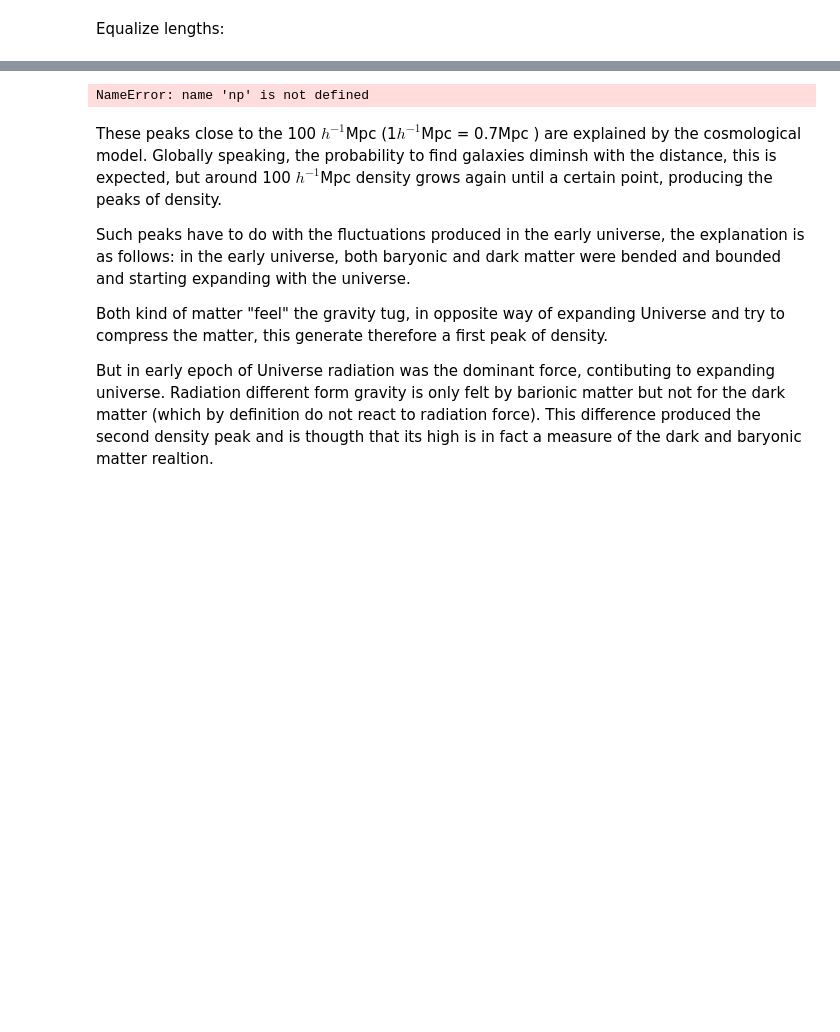
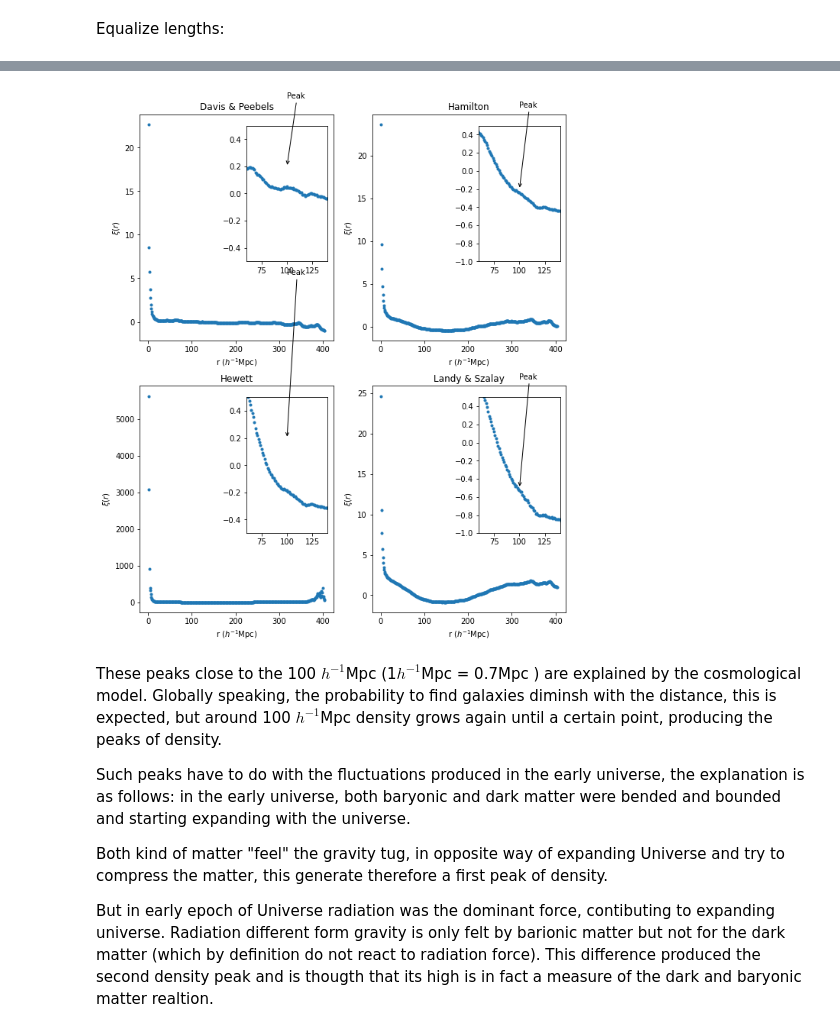
Before and after one commit to carlostp12/tfm, a Jupyter notebook: python/notebook/notebook-sdss.ipynb, the cells around one changed output, grey strips where cells are left out. Cells and saved outputs as stored; diff of their text form; code cells hidden in the pictures; blank space fills up the shorter version.

```diff
--- a/python/notebook/notebook-sdss.ipynb
+++ b/python/notebook/notebook-sdss.ipynb
@@ -292,30 +330,39 @@ Wall time: 44 ms
 # %%
-# Calculamos estimador natural
+# ¨Calculation for secveral estimators
 corr = np.array(DD)/np.array(RR) - 1 # Davids and Peebels
-#corr = (np.array(DD)-np.array(DR))/np.array(RR) # Hamilton
-#corr = (np.array(DD)-2*np.array(DR)+np.array(RR))/np.array(RR) # Landy and Szalay
-#corr = np.array(DD)/np.array(DR)-1 # Hewett
+corr2 = (np.array(DD)-np.array(DR))/np.array(RR) # Hamilton
+corr3 = np.array(DD)/np.array(DR)-1 # Hewett
+corr4 = (np.array(DD)-2*np.array(DR)+np.array(RR))/np.array(RR) # Landy and Szalay
+corrs = [{'name': "Davis & Peebels", 'corr': corr, 'limit1': 0.2, 'limit2': 0.7, 'limits': (-0.5, 0.5)},
+          {'name': "Hamilton", 'corr': corr2, 'limit1': -0.2, 'limit2': 0.7, 'limits': (-1, 0.5)},
+          {'name': "Hewett", 'corr': corr3, 'limit1': 0.2, 'limit2': 1.4, 'limits': (-0.5, 0.5)},
+           {'name': "Landy & Szalay", 'corr': corr4, 'limit1': -0.5, 'limit2': 0.7, 'limits': (-1, 0.5)}]
 
-# Hacemos los gráficos
-fig, ax = plt.subplots(figsize=[5, 4])
-# Fem el gràfic
-ax.plot(r, corr, '.')
-ax.set_xlabel("r ($h^{-1}$Mpc)")
-ax.set_ylabel(r"$\xi(r)$")
+fig, ax = plt.subplots(2, 2, figsize=[10, 12])
+index = 0
+for i in list(range(2)):
+    for j in list(range(2)):
+        current = corrs[index]
+        ax[i, j].plot(r, current['corr'], '.')
+        ax[i, j].set_xlabel("r ($h^{-1}$Mpc)")
+        ax[i, j].set_ylabel(r"$\xi(r)$")
+        ax[i, j].set_title(current['name'],)
 
-axins = ax.inset_axes([0.55, 0.35, 0.42, 0.60])
-axins.plot(r, corr, '.')
-# sub region of the original image
-x1, x2, y1, y2 = 50, 150, -0.2, 0.2
-axins.set_xlim(x1, x2)
-axins.set_ylim(y1, y2)
-_ = axins.annotate("Peak explained by cosmological model",
-                   xy=(100, 0.2), xycoords='data',
-                   xytext=(0.6, 0.7), textcoords='data',
+        axins = ax[i, j].inset_axes([0.55, 0.35, 0.42, 0.60])
+        axins.plot(r, current['corr'], '.')
+        # sub region of the original image
+       # x1, x2, y1, y2 = 50, 140, corrs[index][3], 0.5
+        x1, x2, y1, y2 = 60, 140, current['limits'][0], current['limits'][1]
+        axins.set_xlim(x1, x2)
+        axins.set_ylim(y1, y2)
+        _ = axins.annotate("Peak ",
+                   xy=(100, current['limit1']), xycoords='data',
+                   xytext=(100, current['limit2']), textcoords='data',
                    arrowprops=dict(arrowstyle="->", connectionstyle="arc3")
                    )
+        index = index + 1
 # %% [output]
-NameError: name 'np' is not defined
+[figure, added]
 # %% [markdown]
 These peaks close to the 100 $h^{-1}$Mpc (1$h^{-1}$Mpc = 0.7Mpc ) are explained by the cosmological model.
 Globally speaking, the probability to find galaxies diminsh with the distance, this is expected, but around 100 $h^{-1}$Mpc density grows again until a certain point, producing the peaks of density.
```
Also changed, not shown: parts of 7 cells of this notebook, 1 other file.
